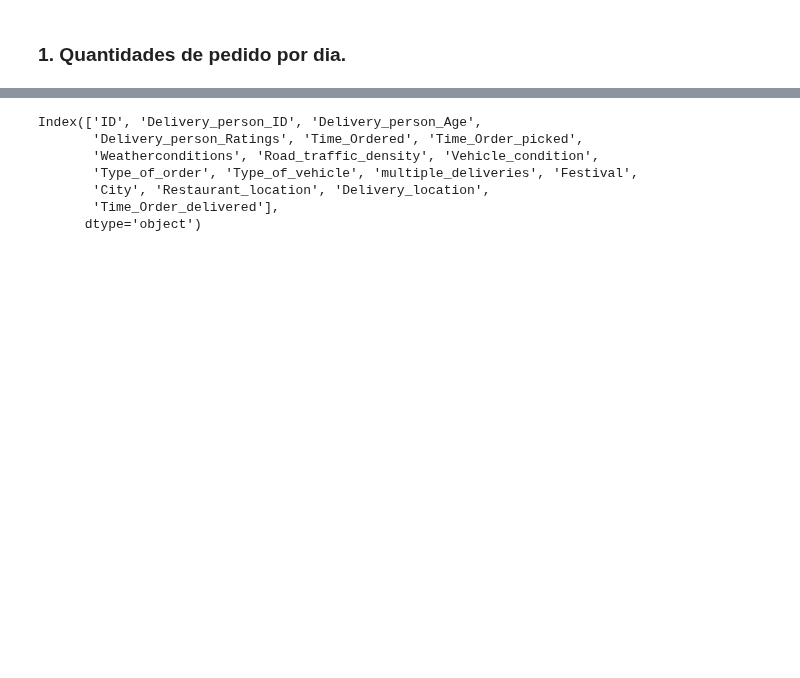
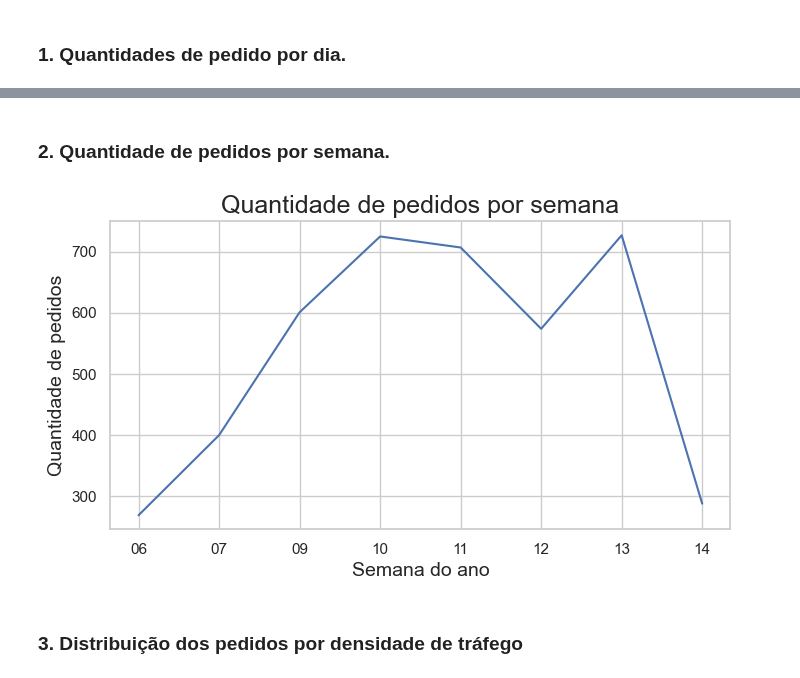
Before and after one commit to luc457x/CDS-PA, a Jupyter notebook: notebook.ipynb, the cells around one changed output, grey strips where cells are left out. Drawn from its saved outputs; the diff is of its cells as text; code cells hidden in the pictures; blank space fills up the shorter version.

```diff
--- a/notebook.ipynb
+++ b/notebook.ipynb
@@ -874,10 +874,18 @@ plt.show()
-# %%
-df_clear.columns
-# %% [output]
-Index(['ID', 'Delivery_person_ID', 'Delivery_person_Age',
-       'Delivery_person_Ratings', 'Time_Ordered', 'Time_Order_picked',
-       'Weatherconditions', 'Road_traffic_density', 'Vehicle_condition',
-       'Type_of_order', 'Type_of_vehicle', 'multiple_deliveries', 'Festival',
-       'City', 'Restaurant_location', 'Delivery_location',
-       'Time_Order_delivered'],
-      dtype='object')
+# %% [markdown]
+### 2. Quantidade de pedidos por semana.
+# %%
+# Agrupar dias em semanas do ano
+df_aux["Week_Ordered"] = pd.to_datetime(df_aux["Day_Ordered"]).dt.strftime("%W")
+df = df_aux[["Week_Ordered", "ID"]].pivot_table(index="Week_Ordered", aggfunc="sum").reset_index()
+# %%
+# Desenhar gráfico de linha
+plt.figure(figsize=(8, 4))
+plt.title("Quantidade de pedidos por semana")
+plt.xlabel("Semana do ano")
+plt.ylabel("Quantidade de pedidos")
+fig = plt.plot(df["Week_Ordered"], df["ID"])
+plt.show()
+# %% [output]
+[figure, added]
+# %% [markdown]
+### 3. Distribuição dos pedidos por densidade de tráfego
```
Also changed, not shown: parts of 15 cells of this notebook.
